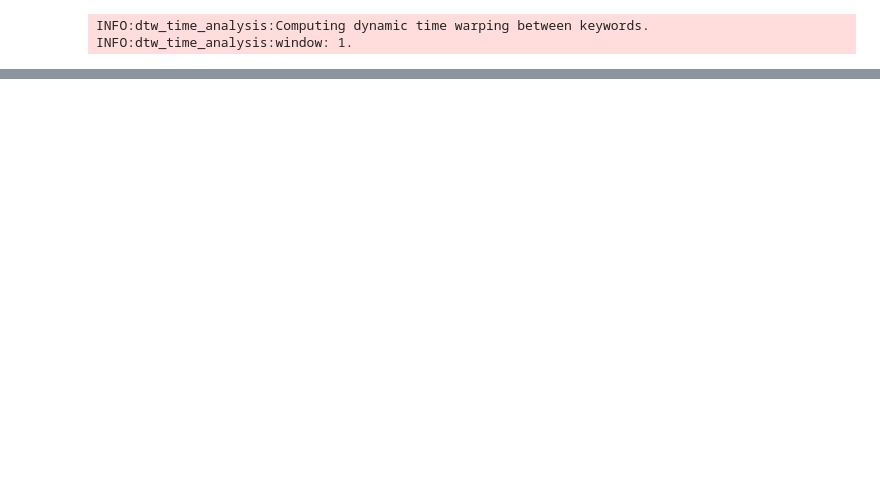
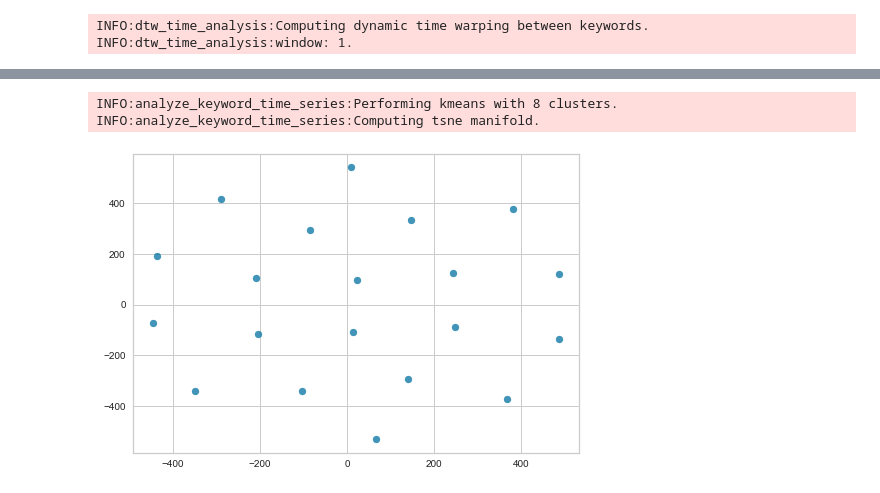
Before and after one commit to abuonomo/topic-emergence-ADS, a Jupyter notebook: notebook/arb-alchemy-02-model.ipynb, the cells around one changed output, grey strips where cells are left out. Saved outputs shown, nothing was run; the diff lists cells and outputs as text; code cells hidden in the pictures; blank space fills up the shorter version.

```diff
--- a/notebook/arb-alchemy-02-model.ipynb
+++ b/notebook/arb-alchemy-02-model.ipynb
@@ -166,0 +189,9 @@ INFO:dtw_time_analysis:window: 1.
+# %%
+n_clusters = visualizer.elbow_value_
+# %%
+kmeans = dtw_to_tboard(ts_df, dtw_df, c=n_clusters)  # c taken from elbow viz
+dtw_man = dtw_to_manifold(dtw_df)
+# %% [output]
+INFO:analyze_keyword_time_series:Performing kmeans with 8 clusters.
+INFO:analyze_keyword_time_series:Computing tsne manifold.
+[figure, added]
```
Also changed, not shown: parts of 35 cells of this notebook, 6 other files.
